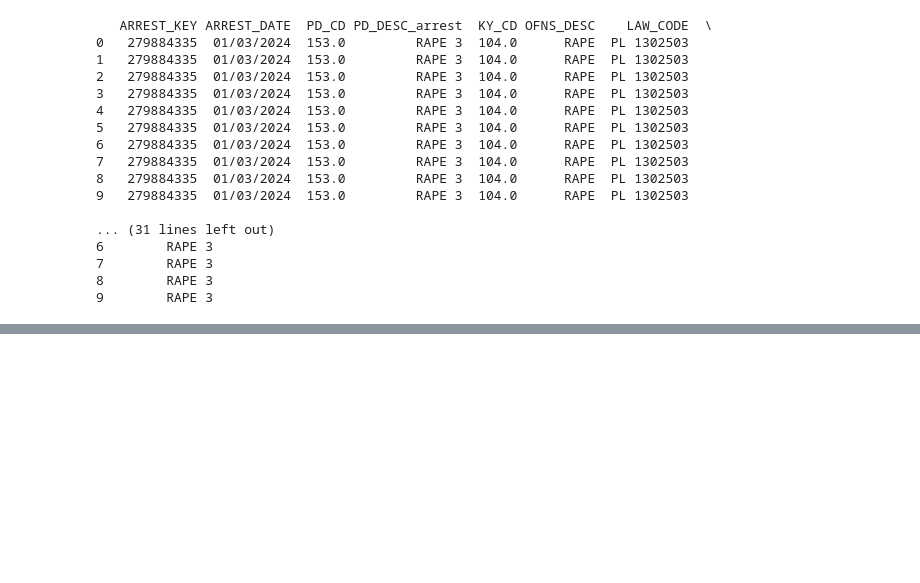
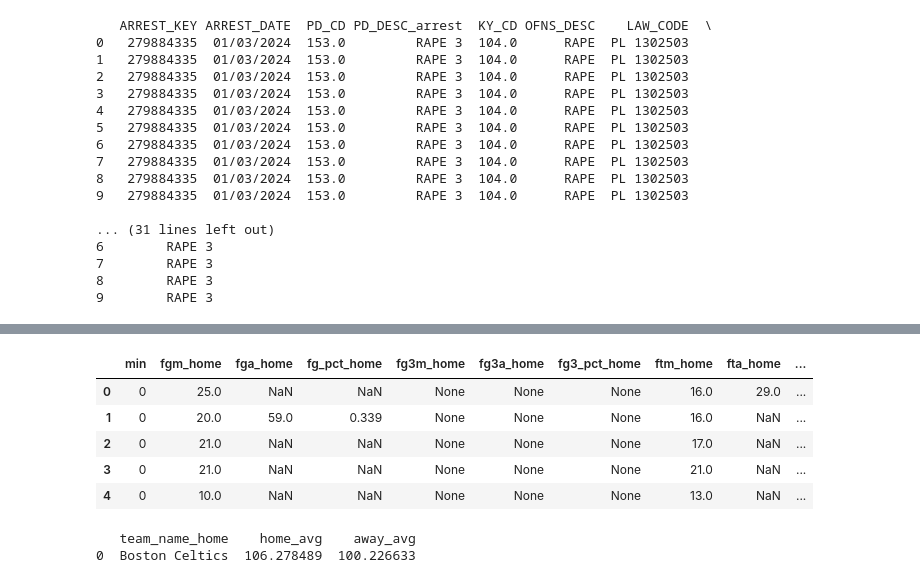
Before and after one commit to thezachdrake/UMD-INST627-Fall2024, a Jupyter notebook: kim.ipynb, the cells around one changed output, grey strips where cells are left out. Drawn from its saved outputs; the diff is of its cells as text; code cells hidden in the pictures; blank space fills up the shorter version.

Commit message:
Kim-Issue3-NBAgames
uploaded data_nba.sqlite, created issue3

```diff
--- a/kim.ipynb
+++ b/kim.ipynb
@@ -120,0 +123,8 @@ print(df_subset_mg.head(10))
+# %%
+import pandas as pd
+import sqlite3
+
+con = sqlite3.connect("data/nba.sqlite")
+games = pd.read_sql_query("SELECT * FROM game LIMIT 100", con)
+
+active_players = pd.read_sql_query("SELECT full_name FROM player WHERE is_active=TRUE", con)
@@ -120,0 +182,22 @@ print(df_subset_mg.head(10))
+# %%
+games_sliced = games.iloc[:,8:28]
+games_sliced.head(5)
+
+# Selected columns for calculating average score: pts_home, pts_away
+# %% [output]
+|  | min | fgm_home | fga_home | fg_pct_home | fg3m_home | fg3a_home | fg3_pct_home | ftm_home | fta_home | ... |
+| 0 | 0 | 25.0 | NaN | NaN | None | None | None | 16.0 | 29.0 | ... |
+| 1 | 0 | 20.0 | 59.0 | 0.339 | None | None | None | 16.0 | NaN | ... |
+| 2 | 0 | 21.0 | NaN | NaN | None | None | None | 17.0 | NaN | ... |
+| 3 | 0 | 21.0 | NaN | NaN | None | None | None | 21.0 | NaN | ... |
+| 4 | 0 | 10.0 | NaN | NaN | None | None | None | 13.0 | NaN | ... |
+# %%
+games_bc_avg = pd.read_sql_query("""
+    SELECT team_name_home, avg(pts_home) AS home_avg, avg(pts_away) AS away_avg
+    FROM game
+    WHERE team_name_home = 'Boston Celtics'
+    """, con)
+print(games_bc_avg)
+# %% [output]
+   team_name_home    home_avg    away_avg
+0  Boston Celtics  106.278489  100.226633
```
Also changed, not shown: parts of 5 cells of this notebook, 3 other files.
